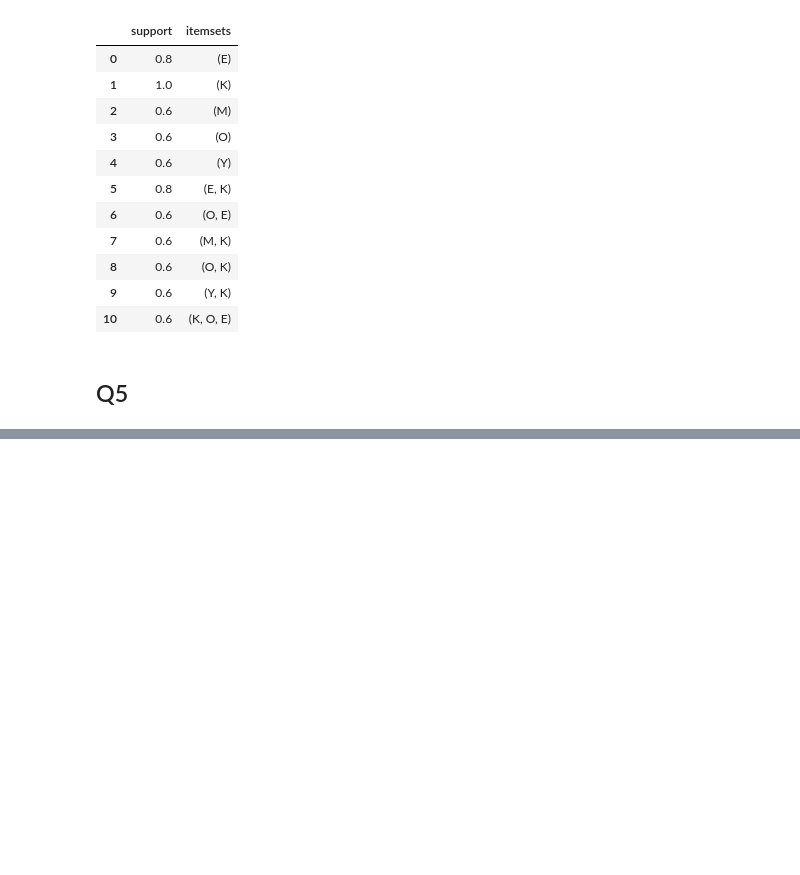
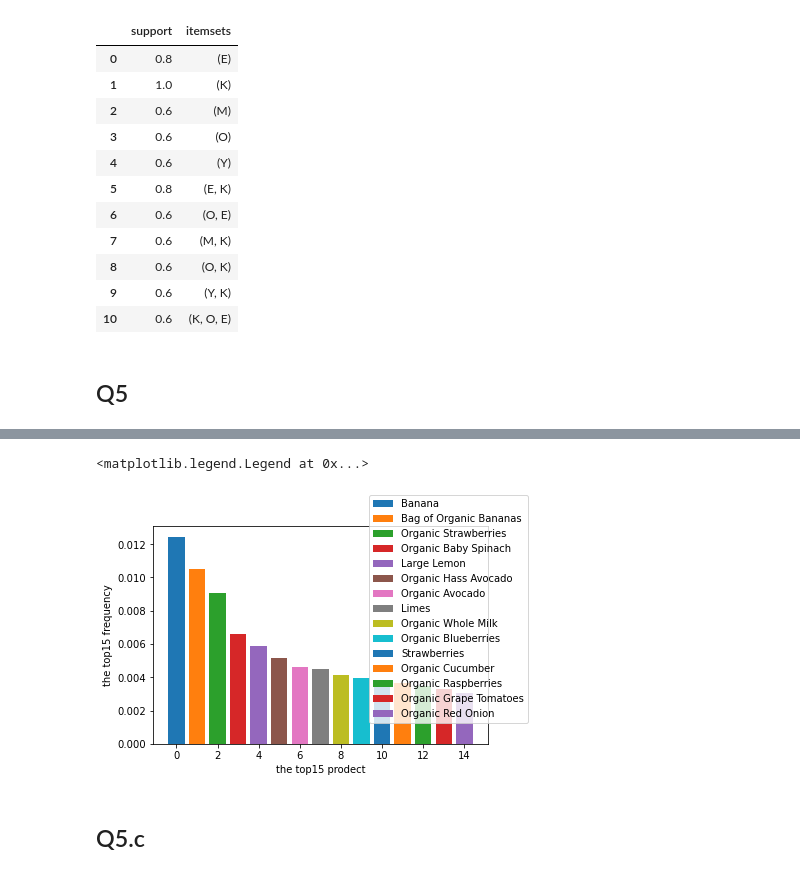
Before and after one commit to shenjiangqiu/DM_P6, a Jupyter notebook: PartB.ipynb, the cells around one changed output, grey strips where cells are left out. Drawn from its saved outputs; the diff is of its cells as text; code cells hidden in the pictures; blank space fills up the shorter version.

```diff
--- a/PartB.ipynb
+++ b/PartB.ipynb
@@ -74,0 +120,15 @@ fi
+# %%
+products=pd.read_csv("instacart-small/products.csv")
+fig, ax = plt.subplots(1)
+
+for i in range(len(top15.index)):
+    name=products["product_name"].values[prod_small.index[i]-1]
+    ax.bar(i, (top15["order_id"].to_numpy()[i])/total_small,label=name)
+ax.set_xlabel("the top15 prodect")
+ax.set_ylabel("the top15 frequency")
+fig.legend()
+# %% [output]
+<matplotlib.legend.Legend at 0x...>
+[figure, added]
+# %% [markdown]
+## Q5.c
```
Also changed, not shown: parts of 6 cells of this notebook.
